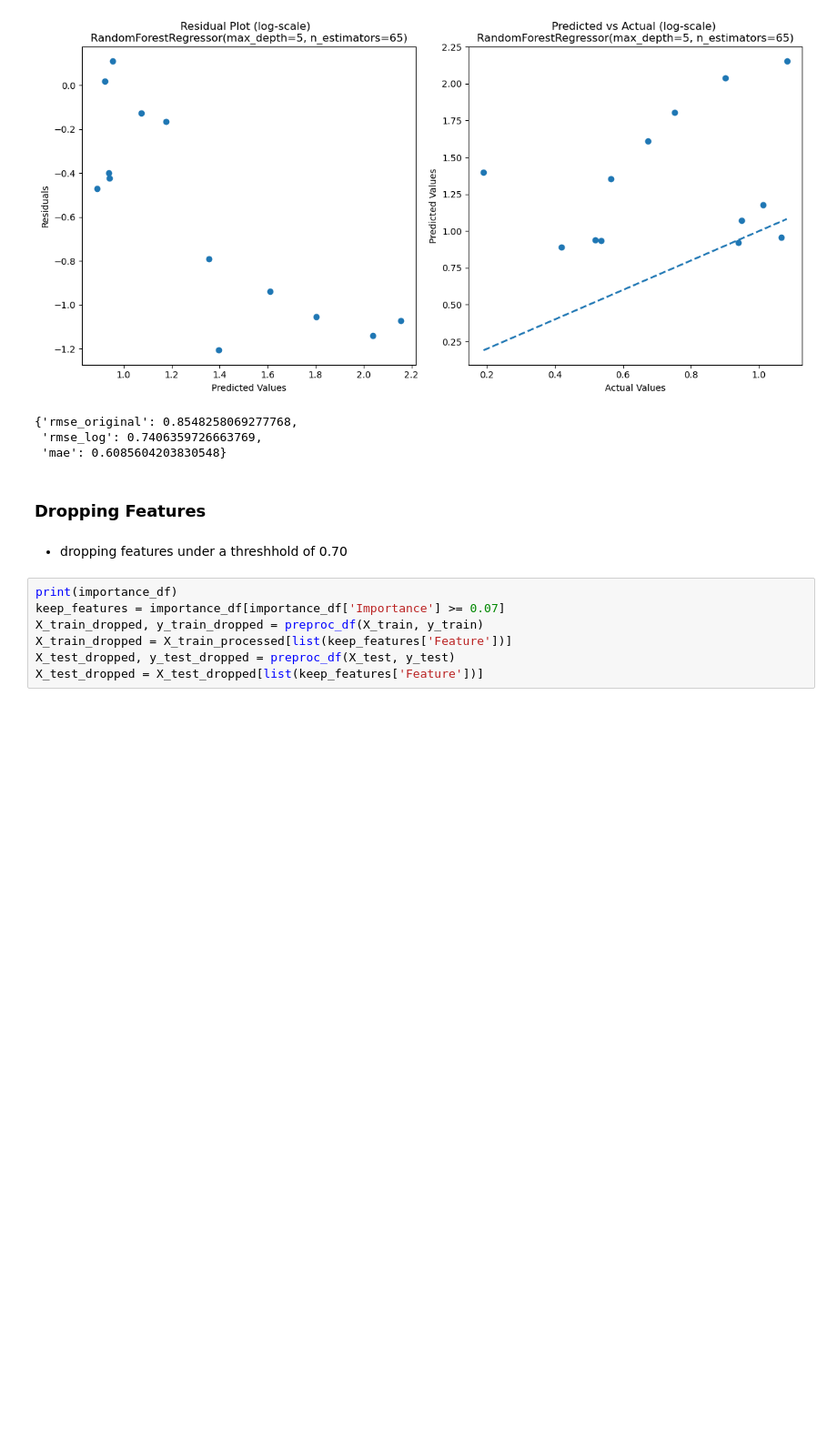
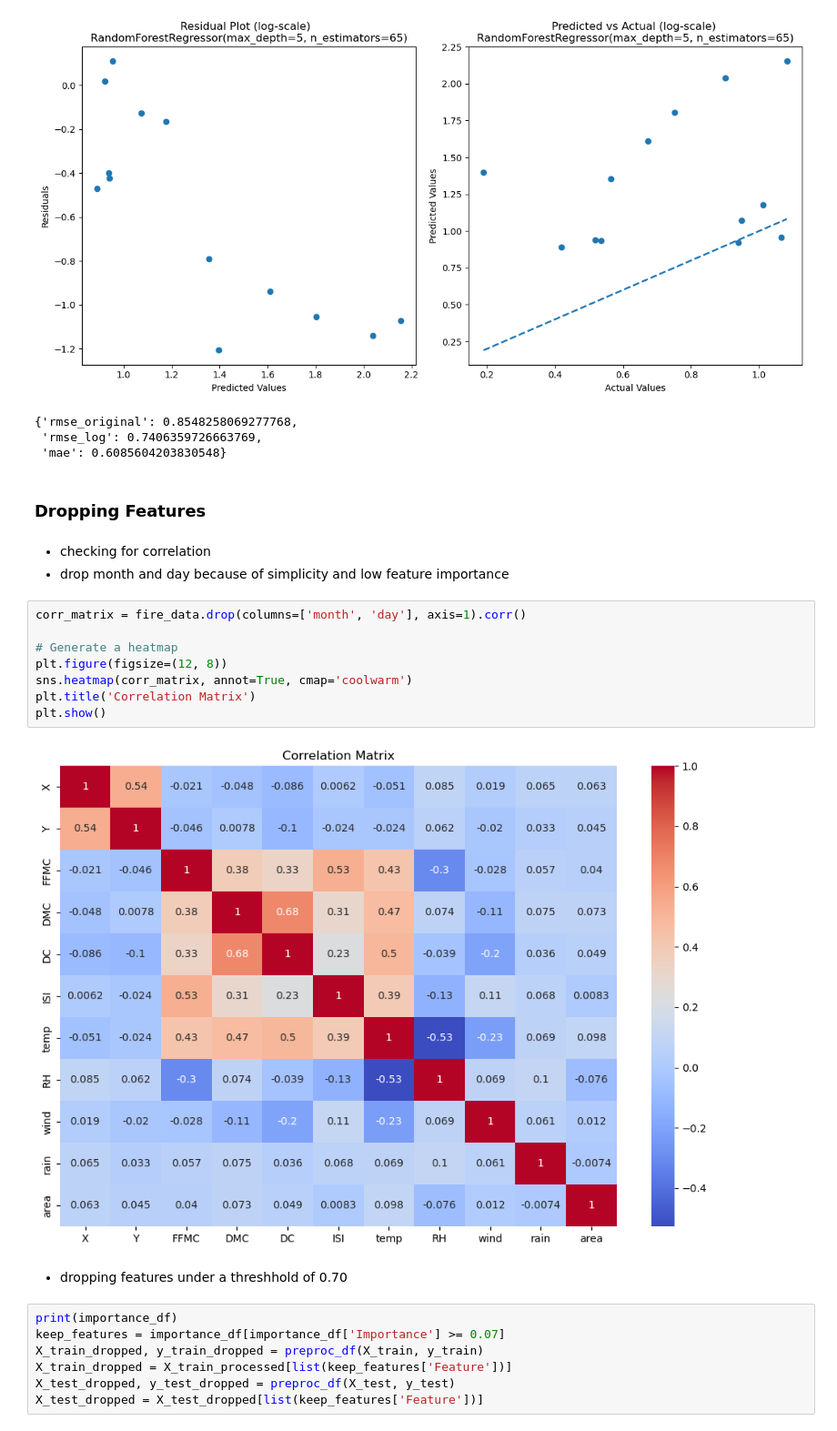
Before and after one commit to Yawkward/fire_data, a Jupyter notebook: FWI_project.ipynb, the cells around one changed output. Shown at 91% size. Saved outputs shown, nothing was run; the diff lists cells and outputs as text; blank space fills up the shorter version.

Commit message:
correlation matrix added

```diff
--- a/FWI_project.ipynb
+++ b/FWI_project.ipynb
@@ -1005,6 +1005,19 @@ MAE: 0.6085604203830548
  'mae': 0.6085604203830548}
 # %% [markdown]
 ### Dropping Features
+# %% [markdown]
+- checking for correlation
+- drop month and day because of simplicity and low feature importance
+# %%
+corr_matrix = fire_data.drop(columns=['month', 'day'], axis=1).corr()
+
+# Generate a heatmap
+plt.figure(figsize=(12, 8))
+sns.heatmap(corr_matrix, annot=True, cmap='coolwarm')
+plt.title('Correlation Matrix')
+plt.show()
+# %% [output]
+[figure, added]
 # %% [markdown]
 - dropping features under a threshhold of 0.70
 # %%
```
